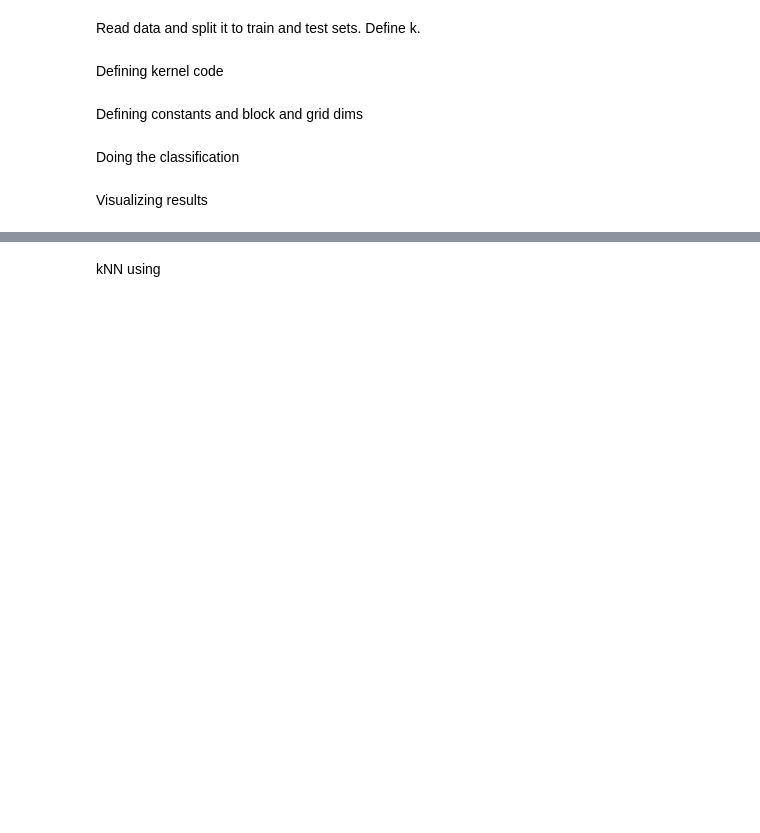
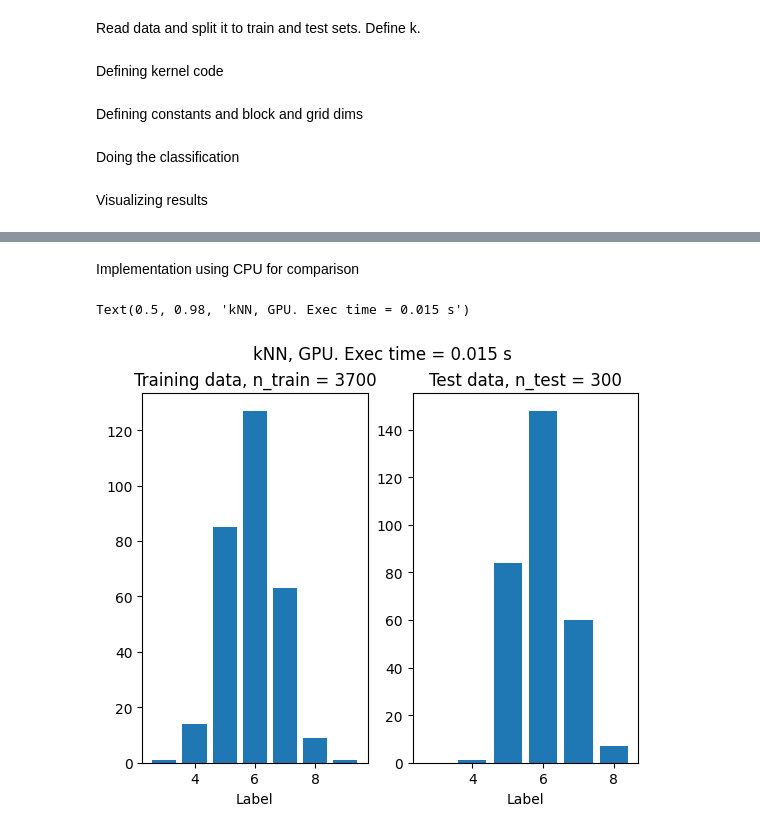
Before and after one commit to ilmari99/GPUHarkkatyo, a Jupyter notebook: Harkkatyo/main_knn.ipynb, the cells around one changed output, grey strips where cells are left out. Cells and saved outputs as stored; diff of their text form; code cells hidden in the pictures; blank space fills up the shorter version.

Commit message:
Added CPU implementation and timing

```diff
--- a/Harkkatyo/main_knn.ipynb
+++ b/Harkkatyo/main_knn.ipynb
@@ -109,2 +126,32 @@ plt.show()
-# %% [markdown]
-kNN using
+# %% [markdown]
+Implementation using CPU for comparison
+# %%
+from sklearn.neighbors import KNeighborsClassifier
+
+knn_cpu = KNeighborsClassifier( n_neighbors = k )
+knn_cpu.fit( X_train, Y_train )
+
+start_time = time.perf_counter()
+
+predictions_cpu = knn_cpu.predict( X_test )
+predicted_bins = np.bincount( np.squeeze( predictions_gpu ) )[3:]
+
+time_CPU = round( ( time.perf_counter() - start_time ), 3 )
+
+fig, axarr = plt.subplots(1,2)
+
+axarr[0].bar( unique_labels[ 0:len( Y_test_bins )], Y_test_bins )
+titlestr = 'Training data, n_train = ' + str( y_data.shape[0] - n_test )
+axarr[0].set_title( titlestr )
+axarr[0].set( xlabel = 'Label' )
+
+axarr[1].bar( unique_labels[ 0:len( predicted_bins ) ], predicted_bins )
+titlestr = 'Test data, n_test = ' + str( n_test )
+axarr[1].set_title( titlestr )
+axarr[1].set( xlabel = 'Label' )
+
+titlestr = "kNN, GPU. Exec time = " + str( time_CPU ) + " s"
+fig.suptitle( titlestr )
+# %% [output]
+Text(0.5, 0.98, 'kNN, GPU. Exec time = 0.015 s')
+[figure, added]
```
Also changed, not shown: parts of 4 cells of this notebook.
